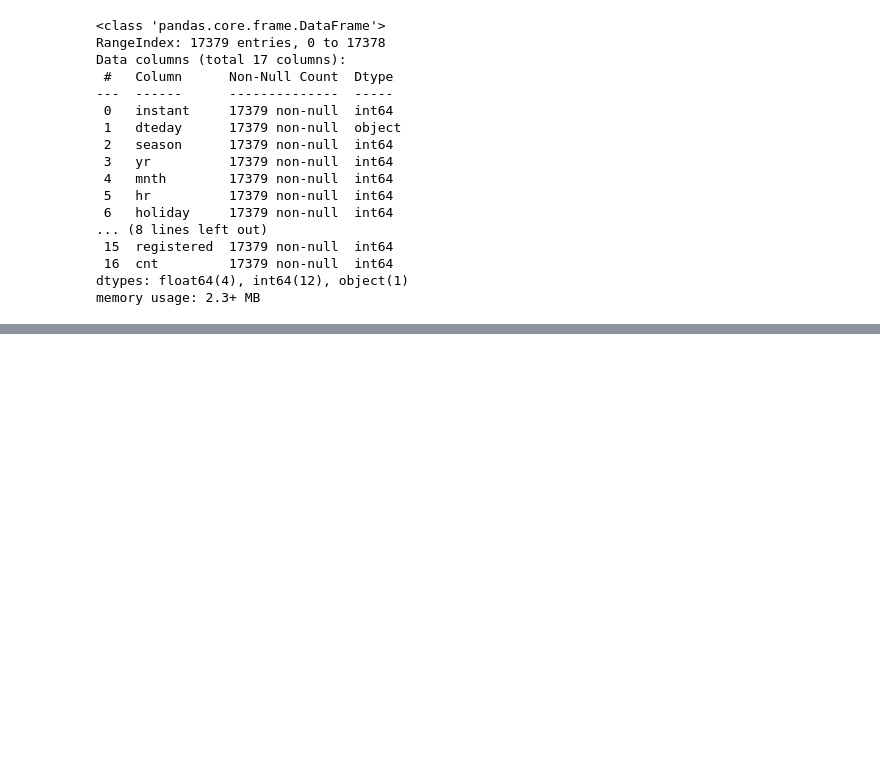
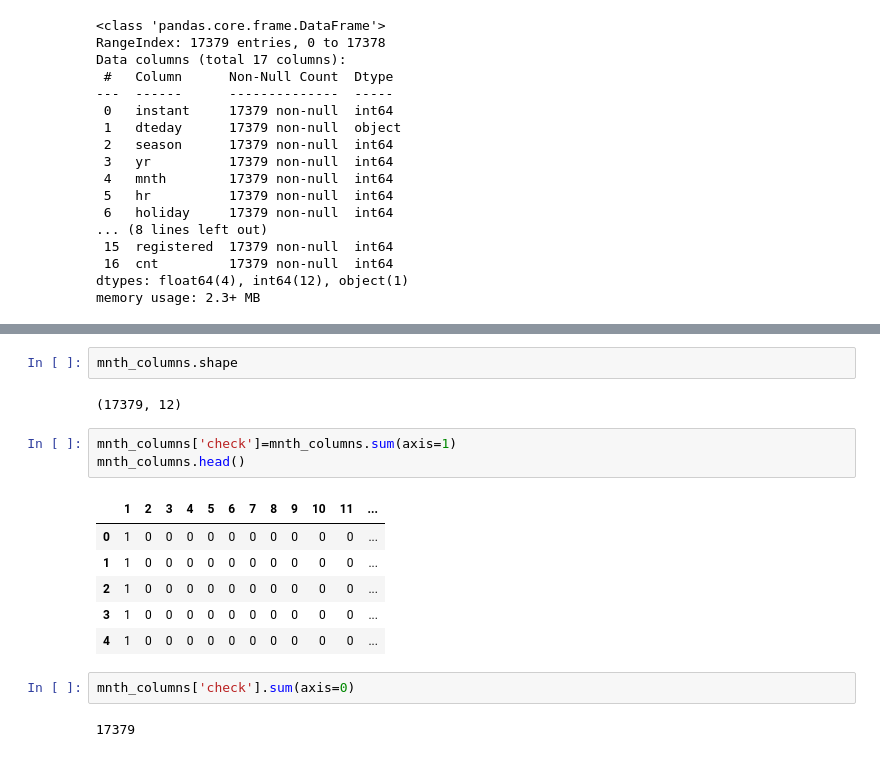
Before and after one commit to MasoudMoeini/Bike-Sharing-Dataset-Analysis, a Jupyter notebook: BikeSharing_data_preprocessing.ipynb, the cells around one changed output, grey strips where cells are left out. Saved outputs shown, nothing was run; the diff lists cells and outputs as text; blank space fills up the shorter version.

```diff
--- a/BikeSharing_data_preprocessing.ipynb
+++ b/BikeSharing_data_preprocessing.ipynb
@@ -36,0 +214,18 @@ memory usage: 2.3+ MB
+# %%
+mnth_columns.shape
+# %% [output]
+(17379, 12)
+# %%
+mnth_columns['check']=mnth_columns.sum(axis=1)
+mnth_columns.head()
+# %% [output]
+|  | 1 | 2 | 3 | 4 | 5 | 6 | 7 | 8 | 9 | 10 | 11 | ... |
+| 0 | 1 | 0 | 0 | 0 | 0 | 0 | 0 | 0 | 0 | 0 | 0 | ... |
+| 1 | 1 | 0 | 0 | 0 | 0 | 0 | 0 | 0 | 0 | 0 | 0 | ... |
+| 2 | 1 | 0 | 0 | 0 | 0 | 0 | 0 | 0 | 0 | 0 | 0 | ... |
+| 3 | 1 | 0 | 0 | 0 | 0 | 0 | 0 | 0 | 0 | 0 | 0 | ... |
+| 4 | 1 | 0 | 0 | 0 | 0 | 0 | 0 | 0 | 0 | 0 | 0 | ... |
+# %%
+mnth_columns['check'].sum(axis=0)
+# %% [output]
+17379
```
Also changed, not shown: parts of 77 cells of this notebook, 1 other file.
